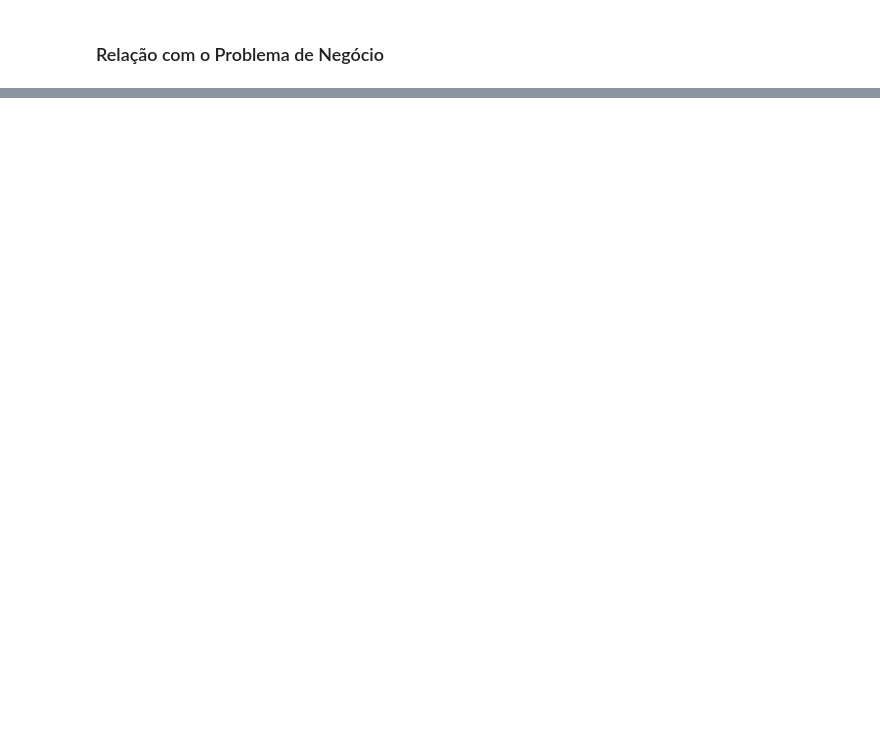
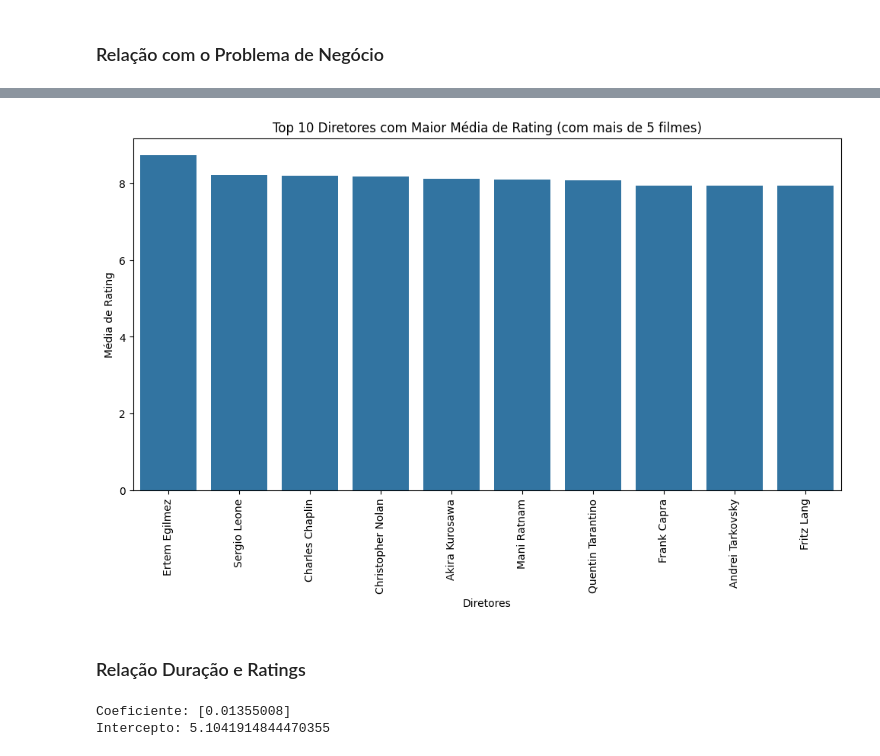
Before and after one commit to Tati-AG/TP1_Mineracao_de_Dados, a Jupyter notebook: modelagem_com_LLMs.ipynb, the cells around one changed output, grey strips where cells are left out. Drawn from its saved outputs; the diff is of its cells as text; code cells hidden in the pictures; blank space fills up the shorter version.

```diff
--- a/modelagem_com_LLMs.ipynb
+++ b/modelagem_com_LLMs.ipynb
@@ -28,0 +154,8 @@ O objetivo principal é fornecer uma análise abrangente que permita aos stakeho
+# %%
+import pandas as pd
+
+# Carregar o arquivo descompactado
+name_basics = pd.read_csv('name.basics.tsv', sep='\t', na_values='\\N')
+
+# Exibir as primeiras linhas para verificar
+print(name_basics.head())
@@ -28,0 +198,19 @@ O objetivo principal é fornecer uma análise abrangente que permita aos stakeho
+# %%
+# Contar o número de filmes por diretor
+directors_count = filtered_df['directors'].str.split(',').explode().value_counts()
+
+# Filtrar para diretores com mais de 5 filmes
+directors_with_more_than_5_movies = directors_count[directors_count > 5].index
+
+# Filtrar filmes cujos diretores têm mais de 5 filmes
+filtered_directors_df = filtered_df[filtered_df['directors'].str.split(',').apply(lambda x: any(director in directors_with_more_than_5_movies for director in x))]
+
+# Calcular a média de ratings para cada diretor
+directors_ratings = filtered_directors_df['directors'].str.split(',').explode().value_counts()
+
+# Calcular a média dos ratings por diretor
+directors_avg_ratings = filtered_directors_df.groupby('directors')['averageRating'].mean()
+directors_avg_ratings = directors_avg_ratings[directors_avg_ratings.index.isin(directors_with_more_than_5_movies)]
+
+# Exibir as médias
+print(directors_avg_ratings.head())
@@ -28,0 +225,39 @@ O objetivo principal é fornecer uma análise abrangente que permita aos stakeho
+# %%
+# Ordenar os diretores pela média de rating (do maior para o menor)
+directors_avg_ratings_sorted = directors_avg_ratings.sort_values(ascending=False)
+
+# Selecionar apenas os 10 melhores diretores
+top_10_directors = directors_avg_ratings_sorted.head(10)
+
+# Plotar gráfico de barras para os 10 melhores diretores
+plt.figure(figsize=(12, 6))
+sns.barplot(x=top_10_directors.index, y=top_10_directors.values)
+plt.xticks(rotation=90)
+plt.title('Top 10 Diretores com Maior Média de Rating (com mais de 5 filmes)')
+plt.xlabel('Diretores')
+plt.ylabel('Média de Rating')
+plt.show()
+# %% [output]
+[figure, added]
+# %% [markdown]
+### Relação Duração e Ratings
+# %%
+from sklearn.linear_model import LinearRegression
+
+# Limpar valores ausentes de duração e ratings
+filtered_df_clean = filtered_df.dropna(subset=['runtimeMinutes', 'averageRating'])
+
+# Definir variáveis independentes (X) e dependentes (y)
+X = filtered_df_clean[['runtimeMinutes']]
+y = filtered_df_clean['averageRating']
+
+# Ajustar o modelo de regressão linear
+model = LinearRegression()
+model.fit(X, y)
+
+# Mostrar os coeficientes
+print("Coeficiente:", model.coef_)
+print("Intercepto:", model.intercept_)
+# %% [output]
+Coeficiente: [0.01355008]
+Intercepto: 5.1041914844470355
```
Also changed, not shown: parts of 31 cells of this notebook.
